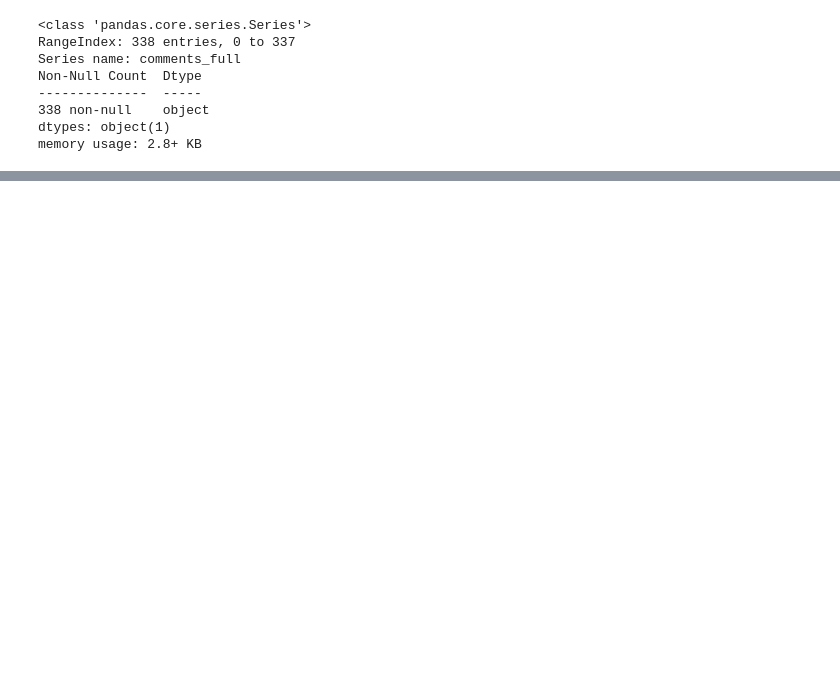
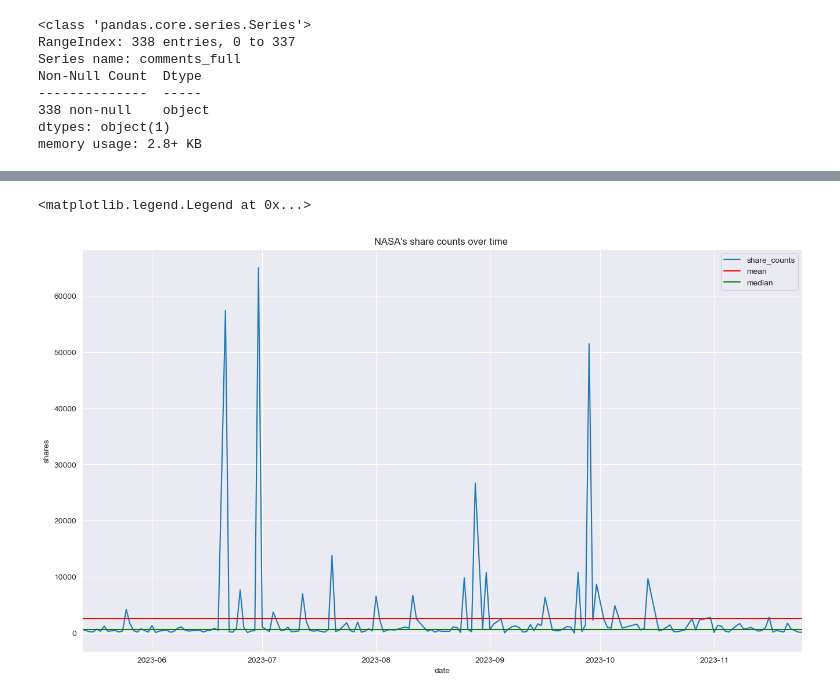
Before and after one commit to kanawanttotimetravel/AIT2003-final-project, a Jupyter notebook: NASA_cleansing.ipynb, the cells around one changed output, grey strips where cells are left out. Cells and saved outputs as stored; diff of their text form; code cells hidden in the pictures; blank space fills up the shorter version.

```diff
--- a/NASA_cleansing.ipynb
+++ b/NASA_cleansing.ipynb
@@ -130,0 +219,17 @@ NASA_final_df.to_csv('Data/NASA_final.csv',index=False)
+# %%
+fig, ax = plt.subplots(figsize=(16, 9))
+
+sns.lineplot(data=date_related['shares'], ax = ax)
+
+mean_share = date_related['shares'].mean()
+med_share = date_related['shares'].median()
+
+plt.axhline(y=mean_share, color='red')
+plt.axhline(y=med_share, color='green')
+
+plt.xlim(begin_date,end_date)
+plt.title('NASA\'s share counts over time ')
+plt.legend(labels=['share_counts', 'mean', 'median'])
+# %% [output]
+<matplotlib.legend.Legend at 0x...>
+[figure, added]
```
Also changed, not shown: parts of 33 cells of this notebook.
